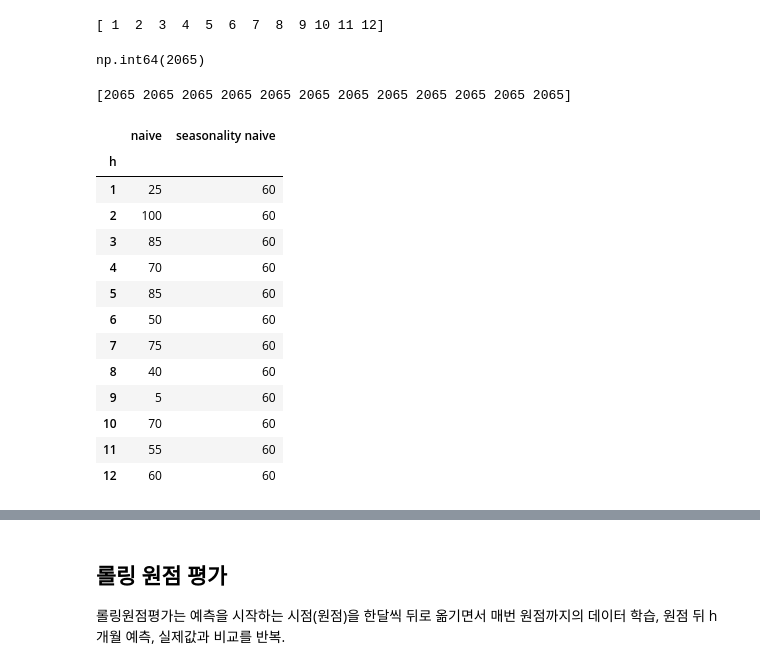
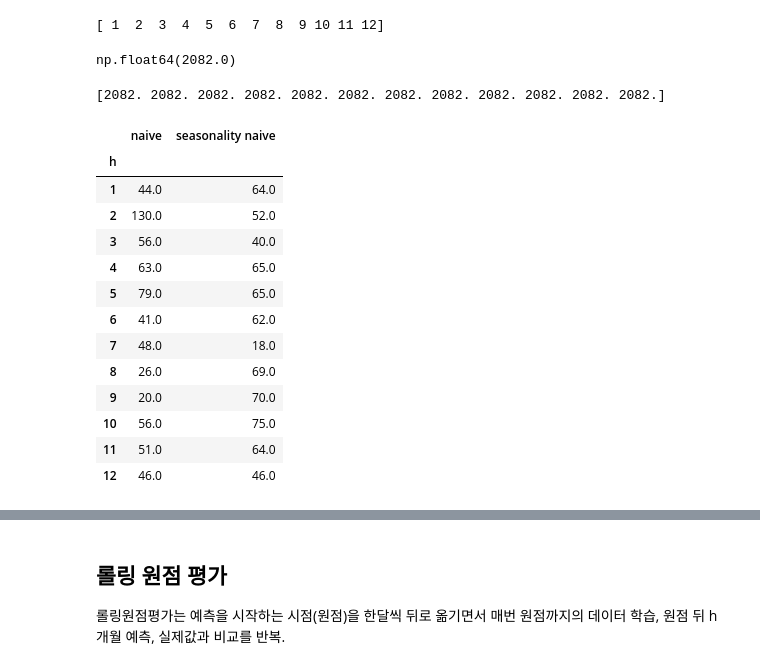
Before and after one commit to dorothy1088/smartport, a Jupyter notebook: regression2.ipynb, the cells around one changed output, grey strips where cells are left out. Saved outputs shown, nothing was run; the diff lists cells and outputs as text; code cells hidden in the pictures.

```diff
--- a/regression2.ipynb
+++ b/regression2.ipynb
@@ -97,7 +254,7 @@ season = [-40, -120, 60, 40, 50, 10, 30, -10, -60,10, -10, -10]
 noise = np.random.default_rng(42).normal(0,15,48).round(0) #이걸 위에 넣음 42=난수 생성기 /난수 생성 알고리즘에 의해 씨드 결정
 idx = pd.date_range('2021-01-01',periods=48,freq='MS')
 
-toy = pd.Series([ 1900+5 * i + season[i % 12] for i in range(48)], index=idx)
+toy = pd.Series([ 1900+5 * i + season[i % 12] for i in range(48)], index=idx) + noise
 #1%12 모듈러 연산자 -> 12보다 클 수가 없음 0부터 11까지 게속 반복적으로 돌게 하기 위해
 #계절 패턴 데이터
 
@@ -165,32 +331,34 @@ print(horizon)
 # %%
 train.iloc[-1]
 # %% [output]
-np.int64(2065)
+np.float64(2082.0)
 # %%
 naive = np.full(12, train.iloc[-1])
 print(naive)
 # %% [output]
-[2065 2065 2065 2065 2065 2065 2065 2065 2065 2065 2065 2065]
+[2082. 2082. 2082. 2082. 2082. 2082. 2082. 2082. 2082. 2082. 2082. 2082.]
 # %%
+
+# 예측 기간과 방법별 절대오차를 담을 표 생성
 abs_err = pd.DataFrame({
-    'h':horizon,
-    'naive': np.abs(test.to_numpy()-native),
-    'seasonality naive': np.abs(test.to_numpy()-seasonal_naive)}).set_index('h').round()
-
+    'h': horizon,
+    'naive': np.abs(test.to_numpy() - naive), # 각 달의 실제값에서 나이브 예측값을 차한뒤 절댓값 계산
+    'seasonality naive': np.abs(test.to_numpy() - seasonal_naive) # 각 달의 실제값과 계절 나이브 예측값의 절대오차 계산
+}).set_index('h').round(0) # h열을 인덱스 전환
 
 abs_err
 # %% [output]
 |  | naive | seasonality naive |
 | h |  |  |
-| 1 | 25 | 60 |
-| 2 | 100 | 60 |
-| 3 | 85 | 60 |
-| 4 | 70 | 60 |
-| 5 | 85 | 60 |
-| 6 | 50 | 60 |
-| 7 | 75 | 60 |
-| 8 | 40 | 60 |
-| 9 | 5 | 60 |
-| 10 | 70 | 60 |
-| 11 | 55 | 60 |
-| 12 | 60 | 60 |
+| 1 | 44.0 | 64.0 |
+| 2 | 130.0 | 52.0 |
+| 3 | 56.0 | 40.0 |
+| 4 | 63.0 | 65.0 |
+| 5 | 79.0 | 65.0 |
+| 6 | 41.0 | 62.0 |
+| 7 | 48.0 | 18.0 |
+| 8 | 26.0 | 69.0 |
+| 9 | 20.0 | 70.0 |
+| 10 | 56.0 | 75.0 |
+| 11 | 51.0 | 64.0 |
+| 12 | 46.0 | 46.0 |
```
Also changed, not shown: parts of 26 cells of this notebook, 2 other files.
